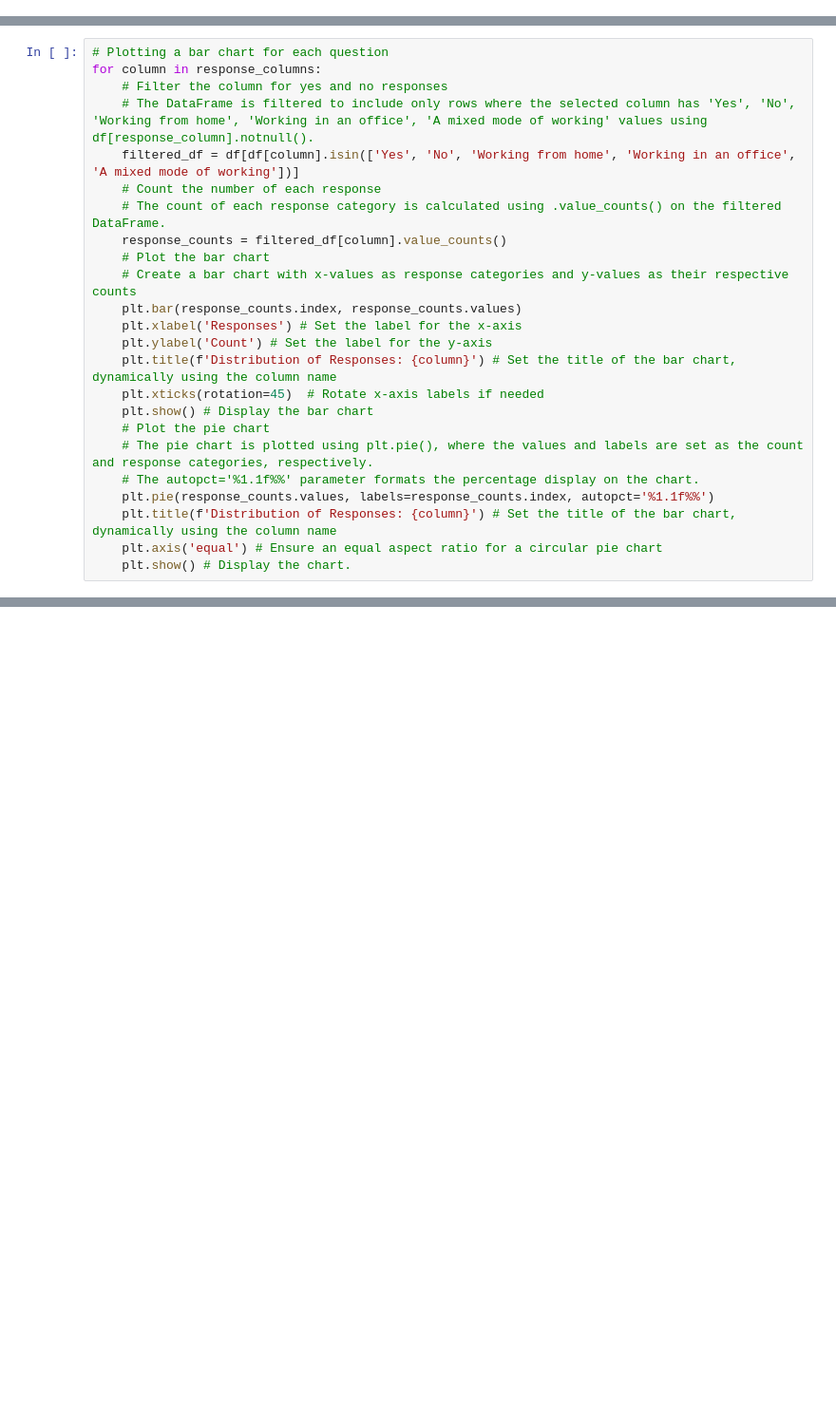
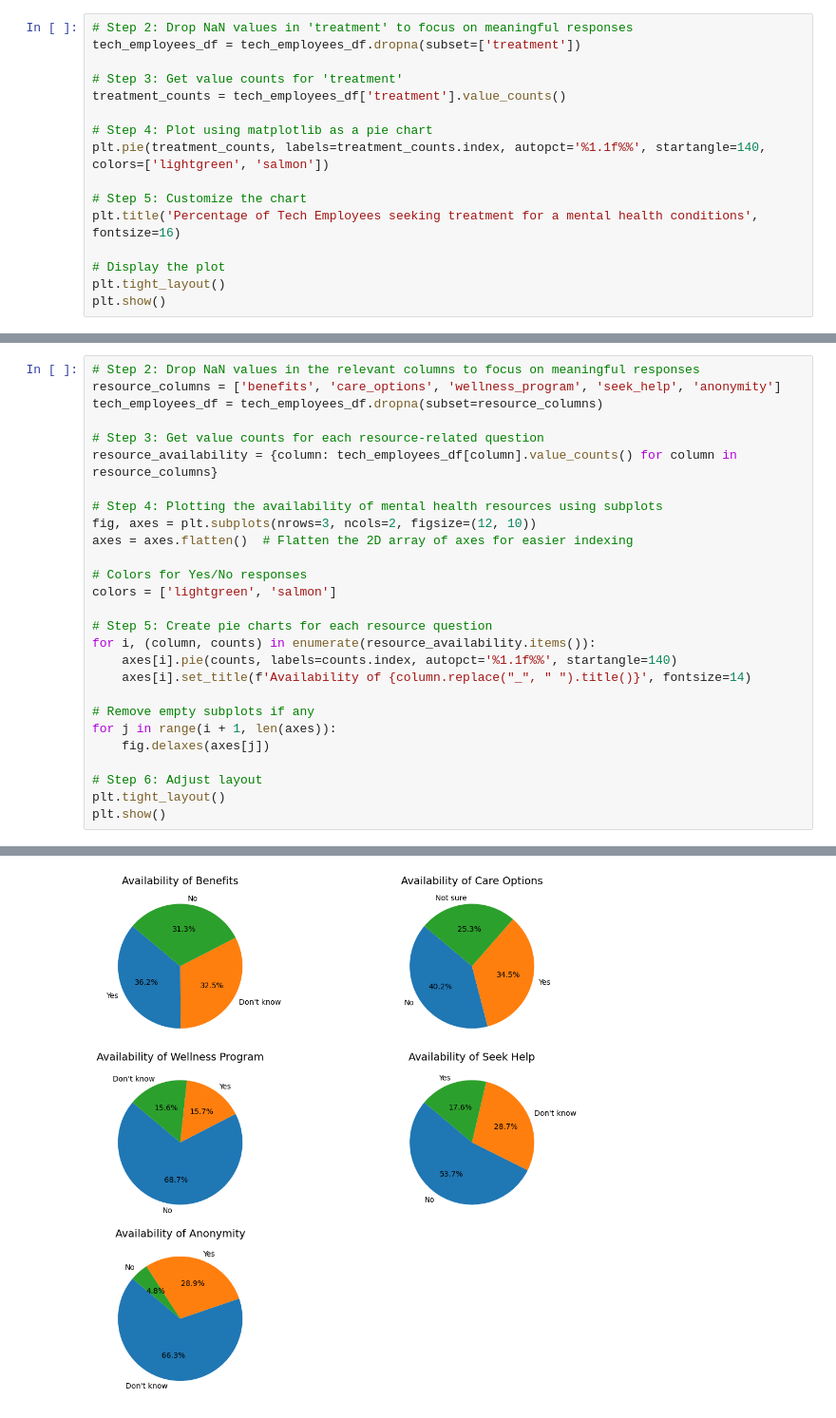
Before and after one commit to CaptDon71/Project-1-Research-Presentation, a Jupyter notebook: data_visualization.ipynb, the cells around one changed output, grey strips where cells are left out. Shown at 95% size. Drawn from its saved outputs; the diff is of its cells as text; blank space fills up the shorter version.

```diff
--- a/data_visualization.ipynb
+++ b/data_visualization.ipynb
@@ -20,0 +40,16 @@ response_columns = ['Have you ever experienced working from home?',
+# %%
+# Step 2: Drop NaN values in 'treatment' to focus on meaningful responses
+tech_employees_df = tech_employees_df.dropna(subset=['treatment'])
+
+# Step 3: Get value counts for 'treatment'
+treatment_counts = tech_employees_df['treatment'].value_counts()
+
+# Step 4: Plot using matplotlib as a pie chart
+plt.pie(treatment_counts, labels=treatment_counts.index, autopct='%1.1f%%', startangle=140, colors=['lightgreen', 'salmon'])
+
+# Step 5: Customize the chart
+plt.title('Percentage of Tech Employees seeking treatment for a mental health conditions', fontsize=16)
+
+# Display the plot
+plt.tight_layout()
+plt.show()
@@ -21,25 +58,28 @@ response_columns = ['Have you ever experienced working from home?',
 # %%
-# Plotting a bar chart for each question
-for column in response_columns:
-    # Filter the column for yes and no responses
-    # The DataFrame is filtered to include only rows where the selected column has 'Yes', 'No', 'Working from home', 'Working in an office', 'A mixed mode of working' values using df[response_column].notnull().
-    filtered_df = df[df[column].isin(['Yes', 'No', 'Working from home', 'Working in an office', 'A mixed mode of working'])]
-    # Count the number of each response
-    # The count of each response category is calculated using .value_counts() on the filtered DataFrame.
-    response_counts = filtered_df[column].value_counts()
-    # Plot the bar chart
-    # Create a bar chart with x-values as response categories and y-values as their respective counts
-    plt.bar(response_counts.index, response_counts.values)
-    plt.xlabel('Responses') # Set the label for the x-axis
-    plt.ylabel('Count') # Set the label for the y-axis
-    plt.title(f'Distribution of Responses: {column}') # Set the title of the bar chart, dynamically using the column name
-    plt.xticks(rotation=45)  # Rotate x-axis labels if needed
-    plt.show() # Display the bar chart
-    # Plot the pie chart
-    # The pie chart is plotted using plt.pie(), where the values and labels are set as the count and response categories, respectively.
-    # The autopct='%1.1f%%' parameter formats the percentage display on the chart.
-    plt.pie(response_counts.values, labels=response_counts.index, autopct='%1.1f%%')
-    plt.title(f'Distribution of Responses: {column}') # Set the title of the bar chart, dynamically using the column name
-    plt.axis('equal') # Ensure an equal aspect ratio for a circular pie chart
-    plt.show() # Display the chart.
+# Step 2: Drop NaN values in the relevant columns to focus on meaningful responses
+resource_columns = ['benefits', 'care_options', 'wellness_program', 'seek_help', 'anonymity']
+tech_employees_df = tech_employees_df.dropna(subset=resource_columns)
+
+# Step 3: Get value counts for each resource-related question
+resource_availability = {column: tech_employees_df[column].value_counts() for column in resource_columns}
+
+# Step 4: Plotting the availability of mental health resources using subplots
+fig, axes = plt.subplots(nrows=3, ncols=2, figsize=(12, 10))
+axes = axes.flatten()  # Flatten the 2D array of axes for easier indexing
+
+# Colors for Yes/No responses
+colors = ['lightgreen', 'salmon']
+
+# Step 5: Create pie charts for each resource question
+for i, (column, counts) in enumerate(resource_availability.items()):
+    axes[i].pie(counts, labels=counts.index, autopct='%1.1f%%', startangle=140)
+    axes[i].set_title(f'Availability of {column.replace("_", " ").title()}', fontsize=14)
+
+# Remove empty subplots if any
+for j in range(i + 1, len(axes)):
+    fig.delaxes(axes[j])
+
+# Step 6: Adjust layout
+plt.tight_layout()
+plt.show()
 # %% [output]
@@ -46,0 +86 @@ KeyError: 'Have you ever experienced working from home?'
+[figure, added]
```
Also changed, not shown: parts of 8 cells of this notebook.
